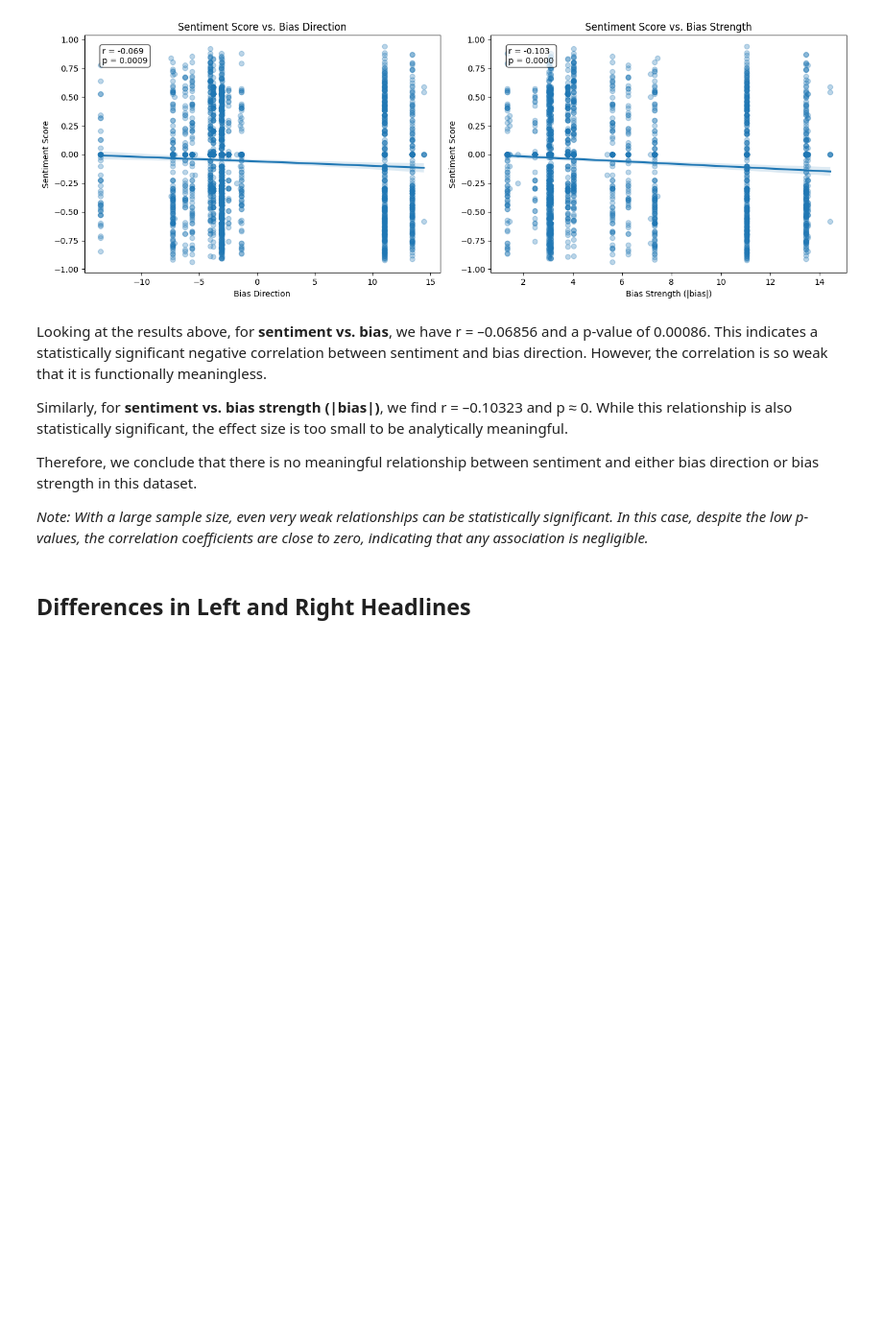
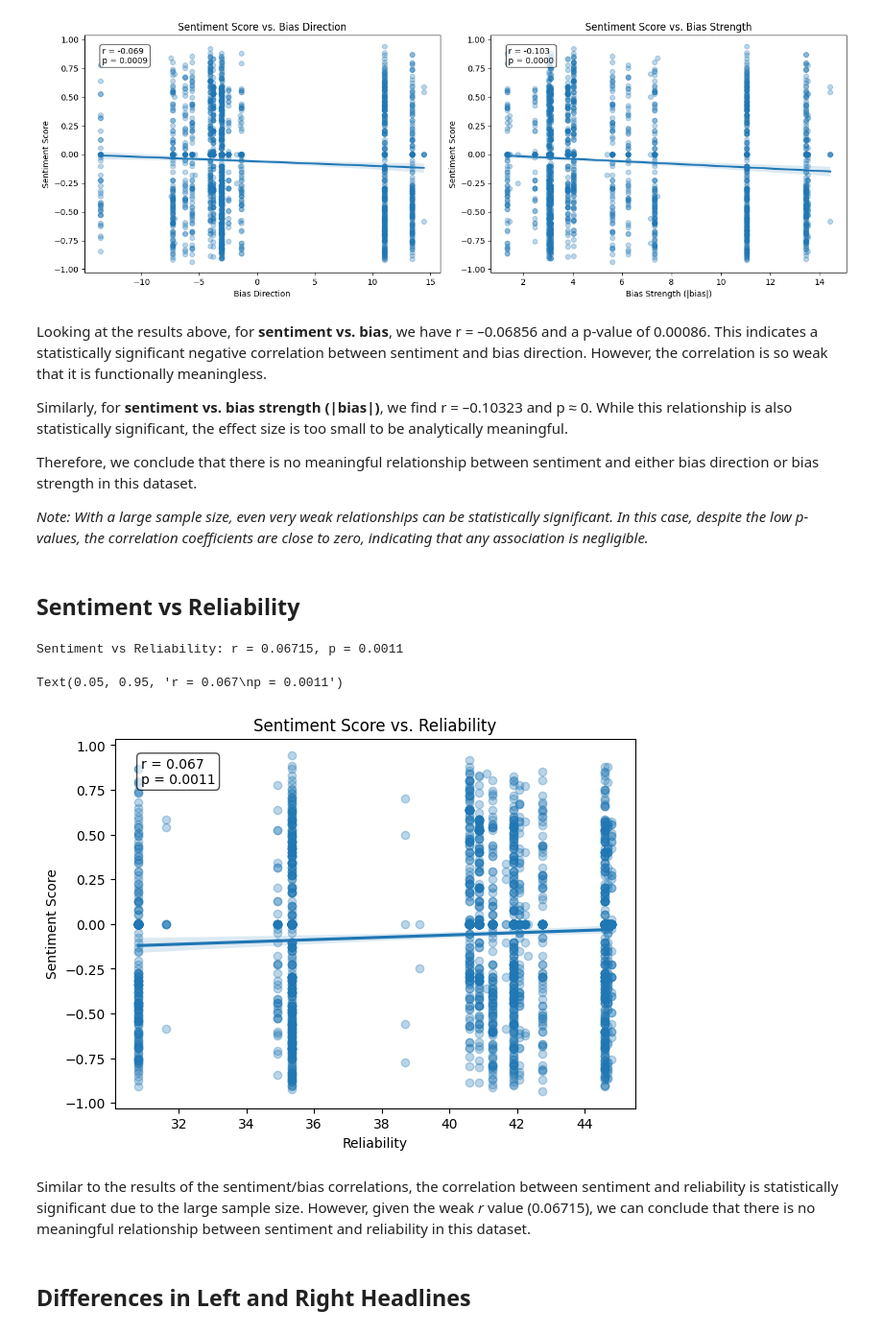
Before and after one commit to Joshua-Byrd/HeadlineAnalysis, a Jupyter notebook: notebooks/headline_analysis.ipynb, the cells around one changed output. Shown: that part at 96% size. Saved outputs shown, nothing was run; the diff lists cells and outputs as text; code cells hidden in the pictures; blank space fills up the shorter version.

Commit message:
Add t-test and cohen's calculation for left/right headlines; Add sentiment vs reliability correlation

```diff
--- a/notebooks/headline_analysis.ipynb
+++ b/notebooks/headline_analysis.ipynb
@@ -296,6 +295,28 @@ Similarly, for **sentiment vs. bias strength (|bias|)**, we find r = –0.10323
 Therefore, we conclude that there is no meaningful relationship between sentiment and either bias direction or bias strength in this dataset.
 
 *Note: With a large sample size, even very weak relationships can be statistically significant. In this case, despite the low p-values, the correlation coefficients are close to zero, indicating that any association is negligible.*
+# %% [markdown]
+## Sentiment vs Reliability
+# %%
+r_sent_rel, p_sent_rel = pearsonr(df["sentiment_score"], df["reliability"])
+print(f"Sentiment vs Reliability: r = {round(r_sent_rel, 5)}, p = {round(p_sent_rel, 5)}")
+# %% [output]
+Sentiment vs Reliability: r = 0.06715, p = 0.0011
+# %%
+fig, ax = plt.subplots(figsize=(7, 5))
+sns.regplot(data=df, x="reliability", y="sentiment_score",
+            scatter_kws={"alpha": 0.3}, ax=ax)
+ax.set_title("Sentiment Score vs. Reliability")
+ax.set_xlabel("Reliability")
+ax.set_ylabel("Sentiment Score")
+ax.text(0.05, 0.95, f"r = {r_sent_rel:.3f}\np = {p_sent_rel:.4f}",
+        transform=ax.transAxes, fontsize=10, verticalalignment='top',
+        bbox=dict(boxstyle="round,pad=0.3", facecolor="white", alpha=0.7))
+# %% [output]
+Text(0.05, 0.95, 'r = 0.067\np = 0.0011')
+[figure, added]
+# %% [markdown]
+Similar to the results of the sentiment/bias correlations, the correlation between sentiment and reliability is statistically significant due to the large sample size. However, given the weak *r* value (0.06715), we can conclude that there is no meaningful relationship between sentiment and reliability in this dataset.
 # %% [markdown]
 ## Differences in Left and Right Headlines
 # %%
```
Also changed, not shown: parts of 4 cells of this notebook.
